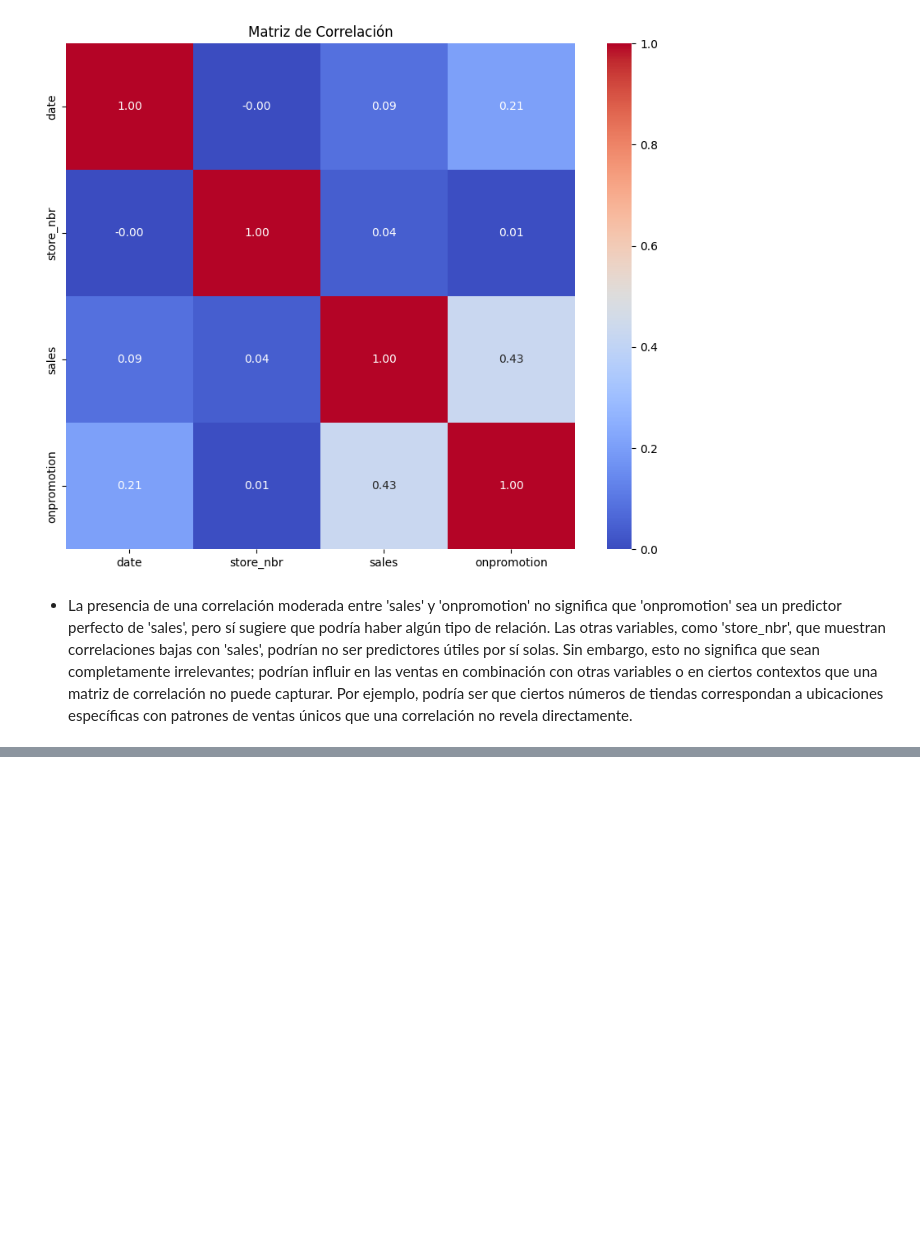
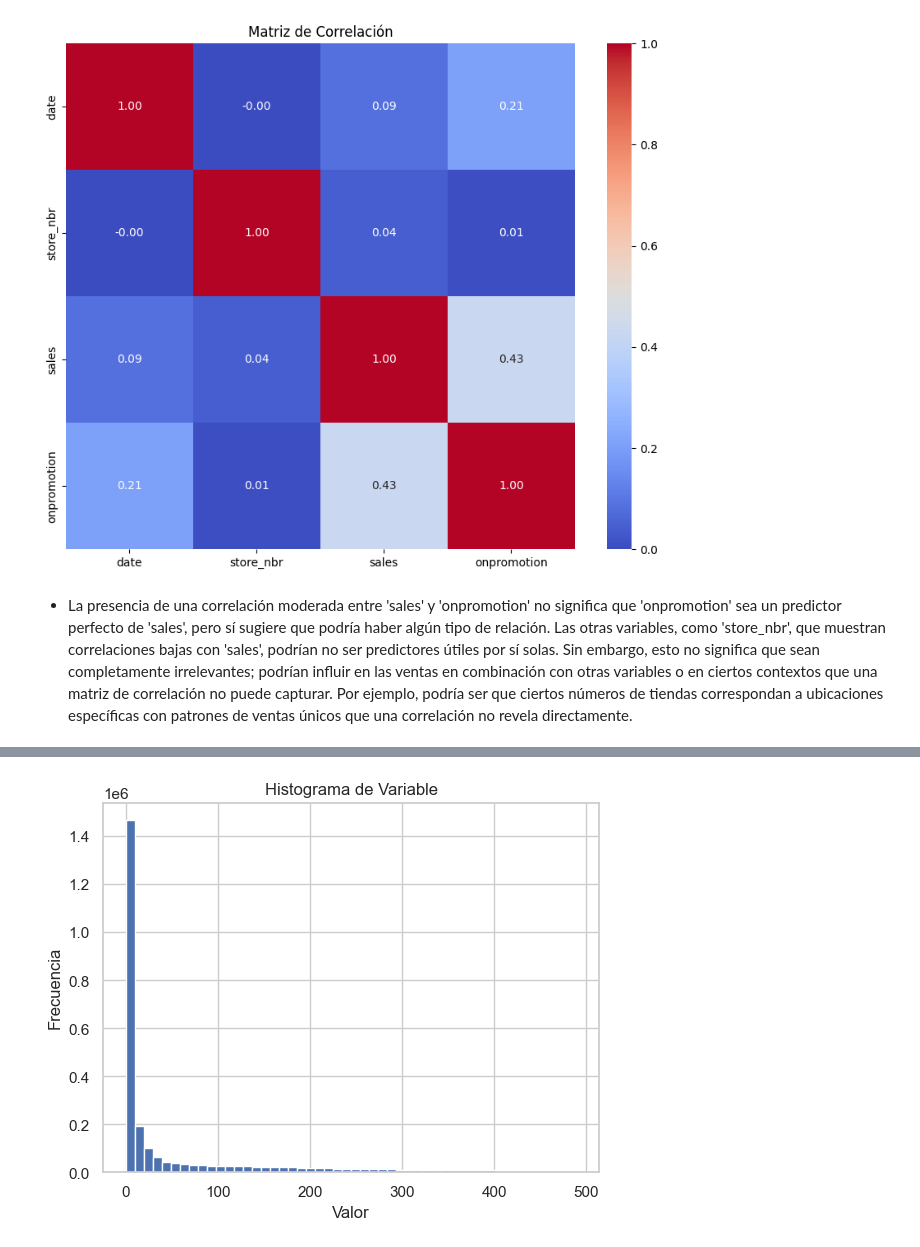
Before and after one commit to Ivo196/storeSales-TimeSeriesForecasting-Kaggle, a Jupyter notebook: Store Sales - Time Series Forecasting.ipynb, the cells around one changed output, grey strips where cells are left out. Drawn from its saved outputs; the diff is of its cells as text; code cells hidden in the pictures; blank space fills up the shorter version.

```diff
--- a/Store Sales - Time Series Forecasting.ipynb
+++ b/Store Sales - Time Series Forecasting.ipynb
@@ -199,0 +209,15 @@ plt.show()
+# %%
+# Calcula el primer y tercer cuartil (Q1 y Q3)
+Q1 = train['sales'].quantile(0.25)
+Q3 = train['sales'].quantile(0.75)
+
+# Calcula el rango intercuartílico (IQR)
+IQR = Q3 - Q1
+
+# Define los límites superior e inferior para identificar valores atípicos
+lower_bound = Q1 - 1.5 * IQR
+upper_bound = Q3 + 1.5 * IQR
+
+# Filtra los valores atípicos y crea un nuevo DataFrame sin ellos
+train_without_outliers = train[(train['sales'] >= lower_bound) & (train['sales'] <= upper_bound)]
+train_without_outliers.describe()
@@ -199,0 +234,8 @@ plt.show()
+# %%
+plt.hist(train_without_outliers['sales'], bins=50)  # Ajusta el número de bins según tus datos
+plt.xlabel('Valor')
+plt.ylabel('Frecuencia')
+plt.title('Histograma de Variable')
+plt.show()
+# %% [output]
+[figure, added]
```
Also changed, not shown: parts of 12 cells of this notebook.
